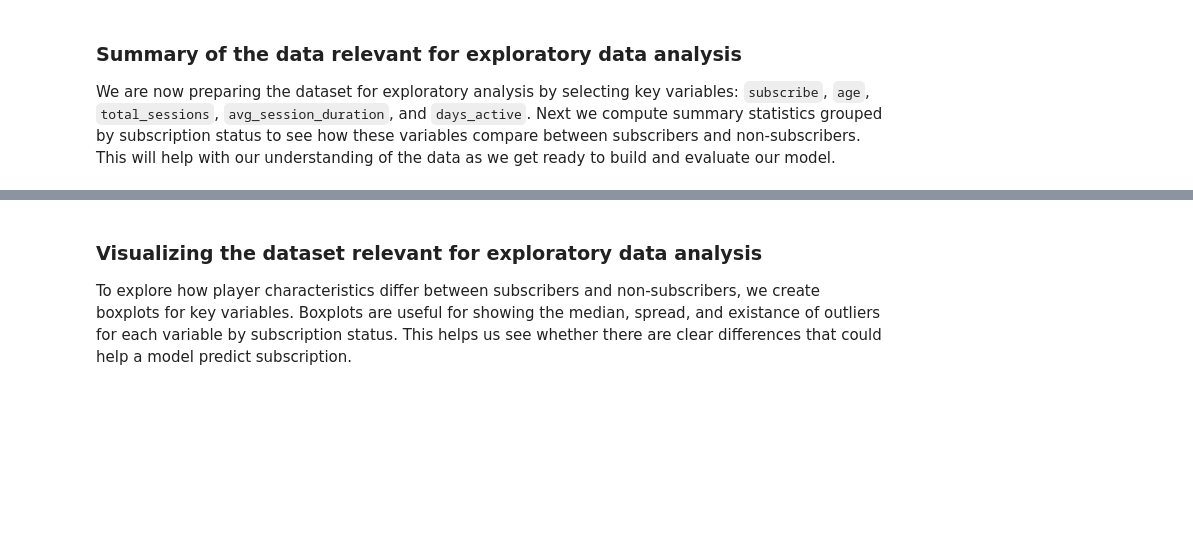
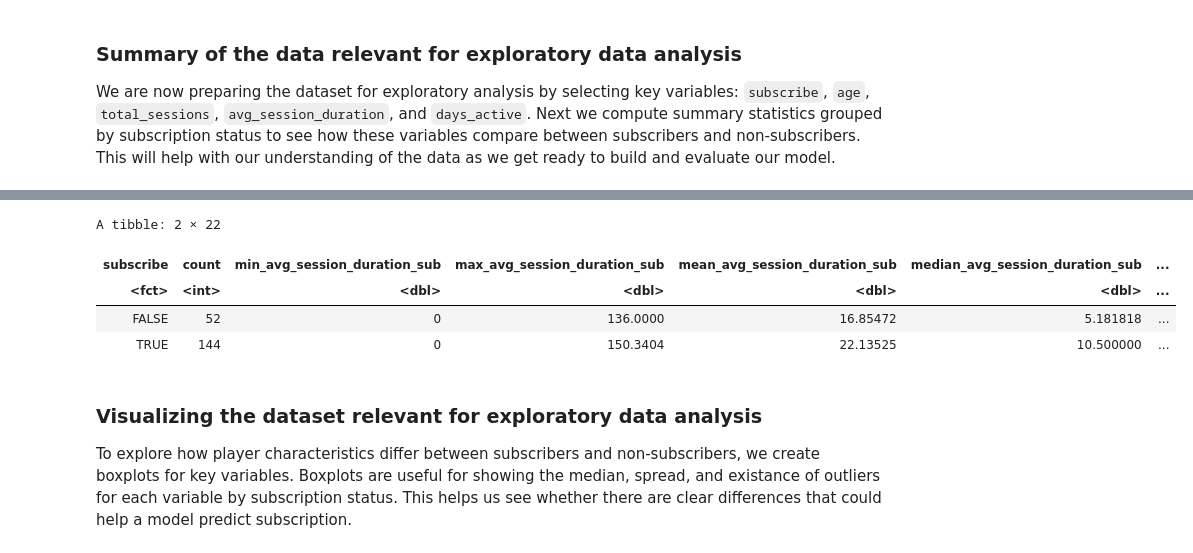
Before and after one commit to MitchellKehlerR/Minecraft_Final_Project, a Jupyter notebook: Minecraft_Project.ipynb, the cells around one changed output, grey strips where cells are left out. Drawn from its saved outputs; the diff is of its cells as text; code cells hidden in the pictures; blank space fills up the shorter version.

```diff
--- a/Minecraft_Project.ipynb
+++ b/Minecraft_Project.ipynb
@@ -275,3 +240,46 @@ A tibble: 2 × 22
+# %%
+# Select relevant variables for exploratory data analysis
+player_full <- player_summary |>
+  select(subscribe, avg_session_duration, age, total_sessions, days_active)
+
+# Compute summary statistics grouped by subscription status
+player_summary_statistic <- player_summary |>
+    group_by(subscribe) |>
+    summarise(count = n(),
+
+    min_avg_session_duration_sub = min(avg_session_duration, na.rm = TRUE),
+    max_avg_session_duration_sub = max(avg_session_duration, na.rm = TRUE),
+    mean_avg_session_duration_sub = mean(avg_session_duration, na.rm = TRUE),
+    median_avg_session_duration_sub = median(avg_session_duration, na.rm = TRUE),
+    sd_avg_session_duration_sub = sd(avg_session_duration, na.rm = TRUE),
+
+    avg_age_sub = mean(age, na.rm = TRUE),
+    median_age_sub = median(age, na.rm = TRUE),
+    sd_age_sub = sd(age, na.rm = TRUE),
+    min_ag_sub = min(age, na.rm = TRUE),
+    max_age_sub = max(age, na.rm = TRUE),
+
+    avg_total_sessions_sub = mean(total_sessions),
+    median_total_sessions_sub = median(total_sessions),
+    sd_total_sessions_sub = sd(total_sessions),
+    min_total_sessions_sub = min(total_sessions),
+    max_total_sessions_sub = max(total_sessions),
+
+    avg_days_active_sub = mean(days_active),
+    median_days_active_sub = median(days_active),
+    sd_days_active_sub = sd(days_active),
+    min_days_active_sub = min(days_active),
+    max_days_active_sub = max(days_active)
+    )
+
+# View the summary table
+player_summary_statistic
+# %% [output]
+A tibble: 2 × 22
+| subscribe | count | min_avg_session_duration_sub | max_avg_session_duration_sub | mean_avg_session_duration_sub | median_avg_session_duration_sub | ... |
+| <fct> | <int> | <dbl> | <dbl> | <dbl> | <dbl> | ... |
+| FALSE | 52 | 0 | 136.0000 | 16.85472 | 5.181818 | ... |
+| TRUE | 144 | 0 | 150.3404 | 22.13525 | 10.500000 | ... |
 # %% [markdown]
 ### Visualizing the dataset relevant for exploratory data analysis
 
```
Also changed, not shown: parts of 6 cells of this notebook.
